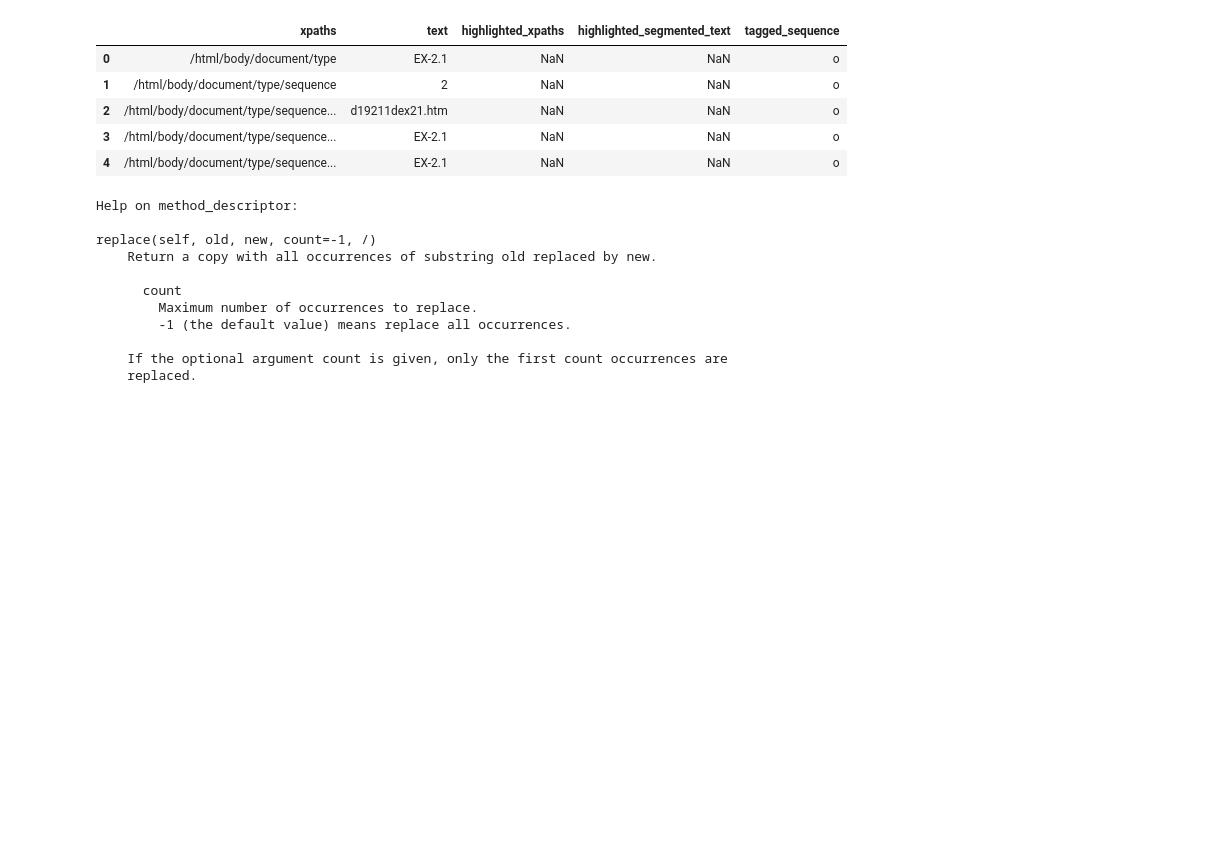
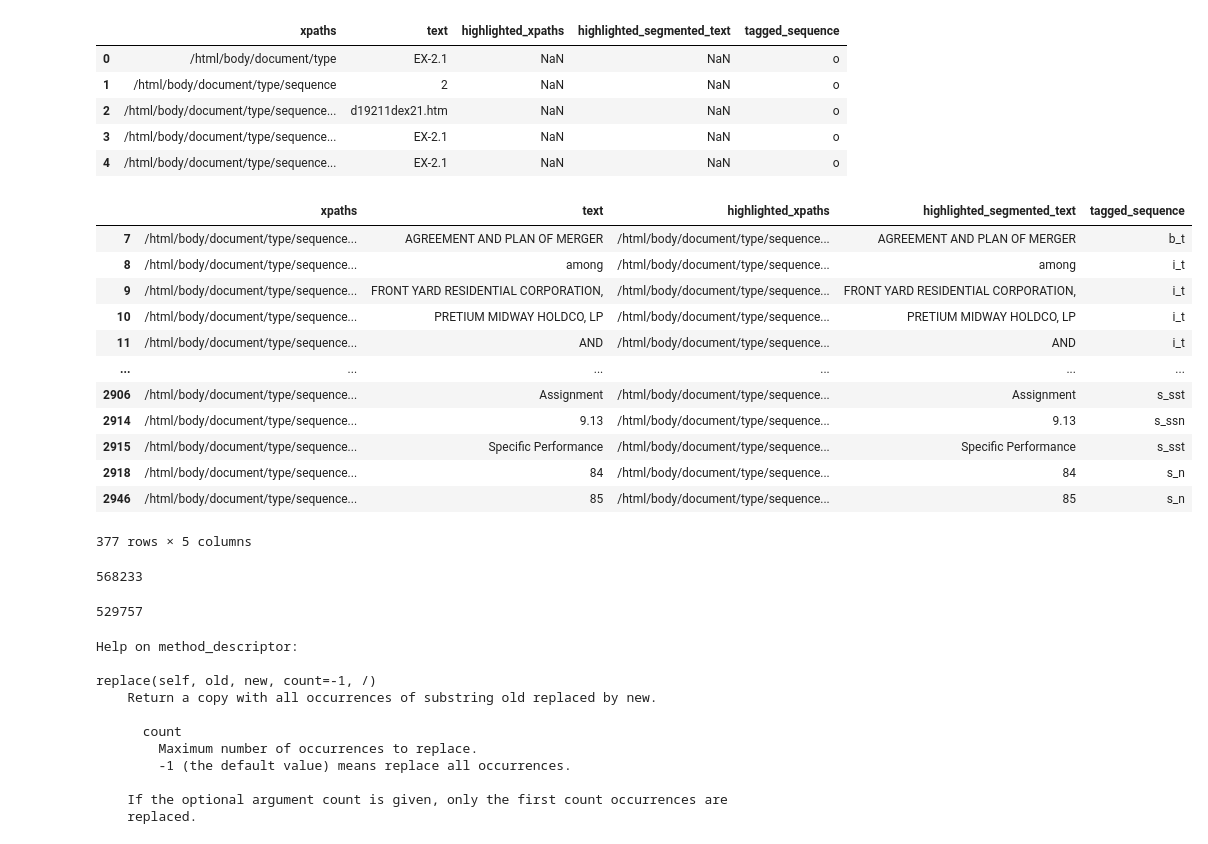
Before and after one commit to ANSH-RIYAL/multi-modal-mna, a Jupyter notebook: EDA.ipynb, the cells around one changed output. Saved outputs shown, nothing was run; the diff lists cells and outputs as text; code cells hidden in the pictures; blank space fills up the shorter version.

```diff
--- a/EDA.ipynb
+++ b/EDA.ipynb
@@ -15,6 +16,32 @@ data.head()
 | 2 | /html/body/document/type/sequence... | d19211dex21.htm | NaN | NaN | o |
 | 3 | /html/body/document/type/sequence... | EX-2.1 | NaN | NaN | o |
 | 4 | /html/body/document/type/sequence... | EX-2.1 | NaN | NaN | o |
+# %%
+data[~data['highlighted_xpaths'].isna()]
+# %% [output]
+|  | xpaths | text | highlighted_xpaths | highlighted_segmented_text | tagged_sequence |
+| 7 | /html/body/document/type/sequence... | AGREEMENT AND PLAN OF MERGER | /html/body/document/type/sequence... | AGREEMENT AND PLAN OF MERGER | b_t |
+| 8 | /html/body/document/type/sequence... | among | /html/body/document/type/sequence... | among | i_t |
+| 9 | /html/body/document/type/sequence... | FRONT YARD RESIDENTIAL CORPORATION, | /html/body/document/type/sequence... | FRONT YARD RESIDENTIAL CORPORATION, | i_t |
+| 10 | /html/body/document/type/sequence... | PRETIUM MIDWAY HOLDCO, LP | /html/body/document/type/sequence... | PRETIUM MIDWAY HOLDCO, LP | i_t |
+| 11 | /html/body/document/type/sequence... | AND | /html/body/document/type/sequence... | AND | i_t |
+| ... | ... | ... | ... | ... | ... |
+| 2906 | /html/body/document/type/sequence... | Assignment | /html/body/document/type/sequence... | Assignment | s_sst |
+| 2914 | /html/body/document/type/sequence... | 9.13 | /html/body/document/type/sequence... | 9.13 | s_ssn |
+| 2915 | /html/body/document/type/sequence... | Specific Performance | /html/body/document/type/sequence... | Specific Performance | s_sst |
+| 2918 | /html/body/document/type/sequence... | 84 | /html/body/document/type/sequence... | 84 | s_n |
+| 2946 | /html/body/document/type/sequence... | 85 | /html/body/document/type/sequence... | 85 | s_n |
+377 rows × 5 columns
+# %%
+len(' '.join(data['xpaths'].values)) + len(' '.join(data['text'].values))
+# %% [output]
+568233
+# %%
+with open('./contract_60.html','r', encoding = 'latin1') as f:
+    html_str = f.read()
+len(html_str)
+# %% [output]
+529757
 # %%
 help(str.replace)
 # %% [output]
```
Also changed, not shown: parts of 32 cells of this notebook.
